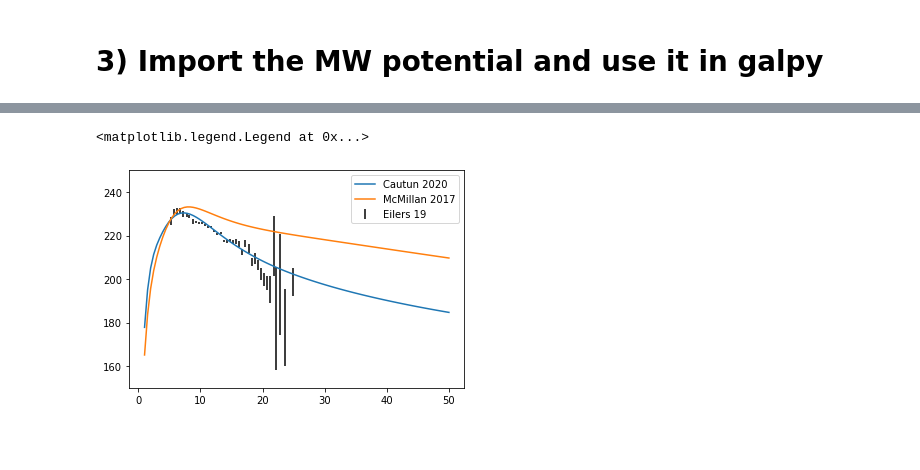
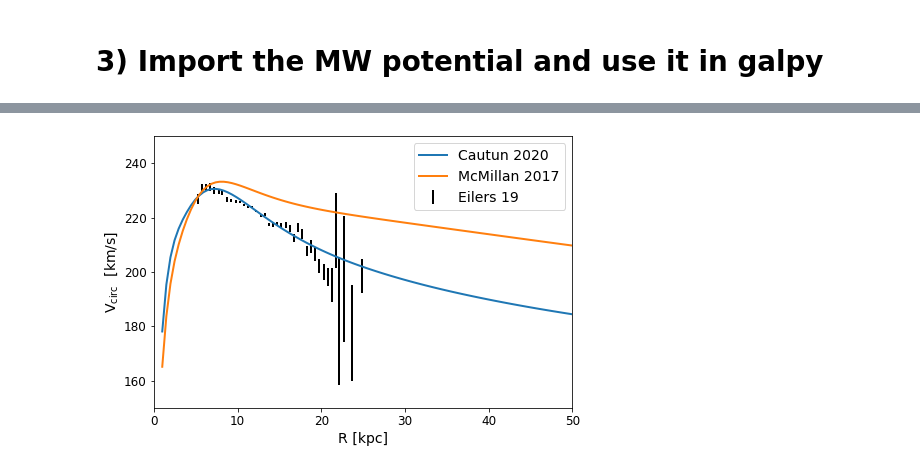
Before and after one commit to MariusCautun/Milky_Way_mass_profile, a Jupyter notebook: example_notebook.ipynb, the cells around one changed output, grey strips where cells are left out. Cells and saved outputs as stored; diff of their text form; code cells hidden in the pictures; blank space fills up the shorter version.

```diff
--- a/example_notebook.ipynb
+++ b/example_notebook.ipynb
@@ -237,5 +237,9 @@ else:
 # plotRotcurve(     McMillan17, label='McMillan 2017', Rrange=Rrange, overplot=True )
 
 plt.ylim( [150,250] )
+plt.xlim( [0,50] )
+plt.xlabel( "R [kpc]" )
+plt.ylabel( r"V$_{\rm circ}$  [km/s]" )
 plt.legend()
+plt.savefig('./figures/Cautun20_vs_McMillan17.png')
 # %% [output]
@@ -245,3 +246,2 @@ galpyWarning: integrateLinearOrbit_c extension module not loaded, because galpy_
 Error loading the 'MWPotential2014' potential!
-<matplotlib.legend.Legend at 0x...>
-[figure, old version]
+[figure, new version]
```
Also changed, not shown: parts of 6 cells of this notebook, 6 other files.
